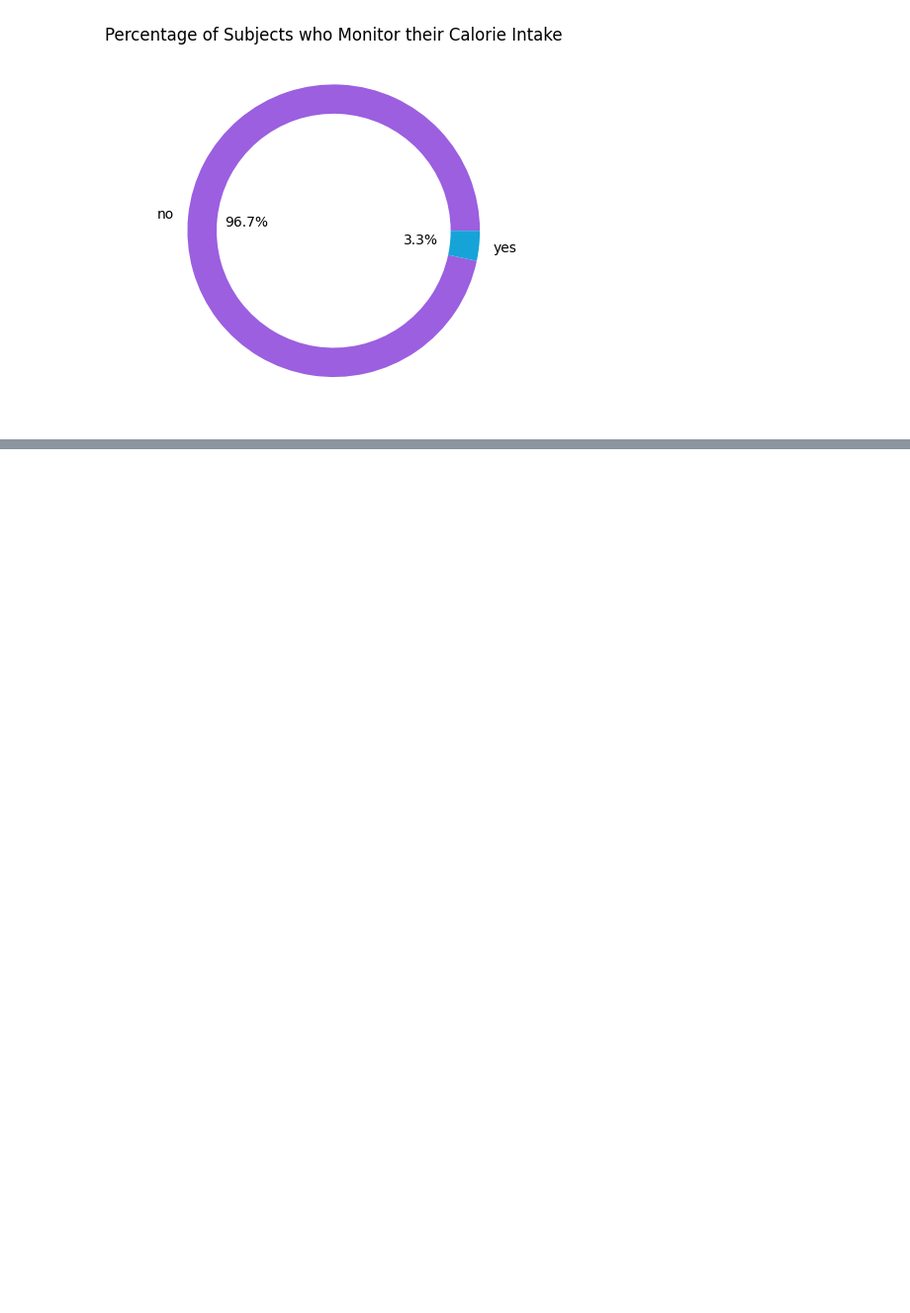
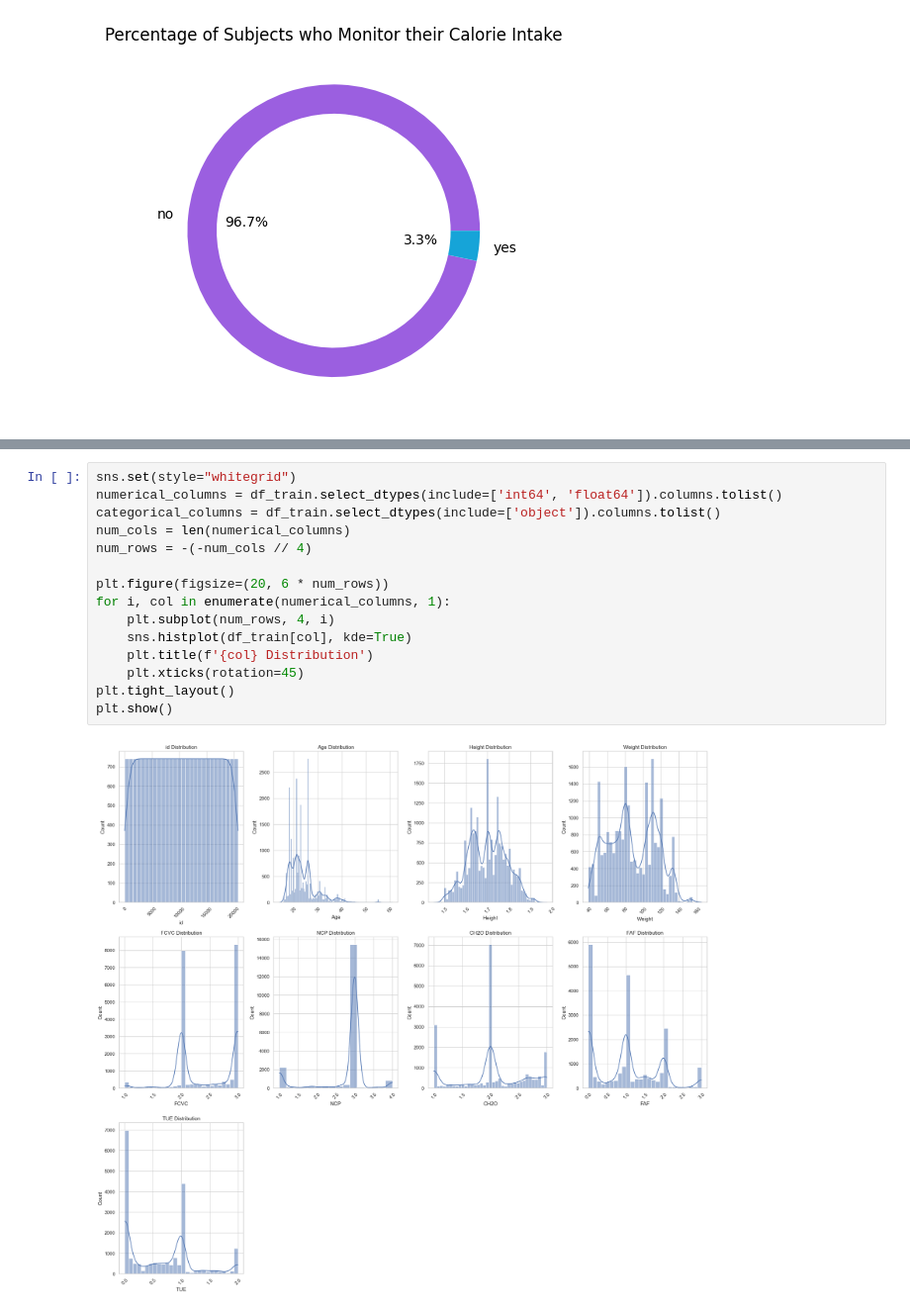
Before and after one commit to ofithcheallaigh/machine_learning_projects, a Jupyter notebook: Kaggle/Comps/Multi-Class Prediction of Obesity Risk/Code/data_analysis.ipynb, the cells around one changed output, grey strips where cells are left out. Shown: that part at 99% size. Drawn from its saved outputs; the diff is of its cells as text; blank space fills up the shorter version.

```diff
--- a/Kaggle/Comps/Multi-Class Prediction of Obesity Risk/Code/data_analysis.ipynb
+++ b/Kaggle/Comps/Multi-Class Prediction of Obesity Risk/Code/data_analysis.ipynb
@@ -270,0 +271,17 @@ plt.show()
+# %%
+sns.set(style="whitegrid")
+numerical_columns = df_train.select_dtypes(include=['int64', 'float64']).columns.tolist()
+categorical_columns = df_train.select_dtypes(include=['object']).columns.tolist()
+num_cols = len(numerical_columns)
+num_rows = -(-num_cols // 4)
+
+plt.figure(figsize=(20, 6 * num_rows))
+for i, col in enumerate(numerical_columns, 1):
+    plt.subplot(num_rows, 4, i)
+    sns.histplot(df_train[col], kde=True)
+    plt.title(f'{col} Distribution')
+    plt.xticks(rotation=45)
+plt.tight_layout()
+plt.show()
+# %% [output]
+[figure, added]
```
Also changed, not shown: parts of 2 cells of this notebook.
